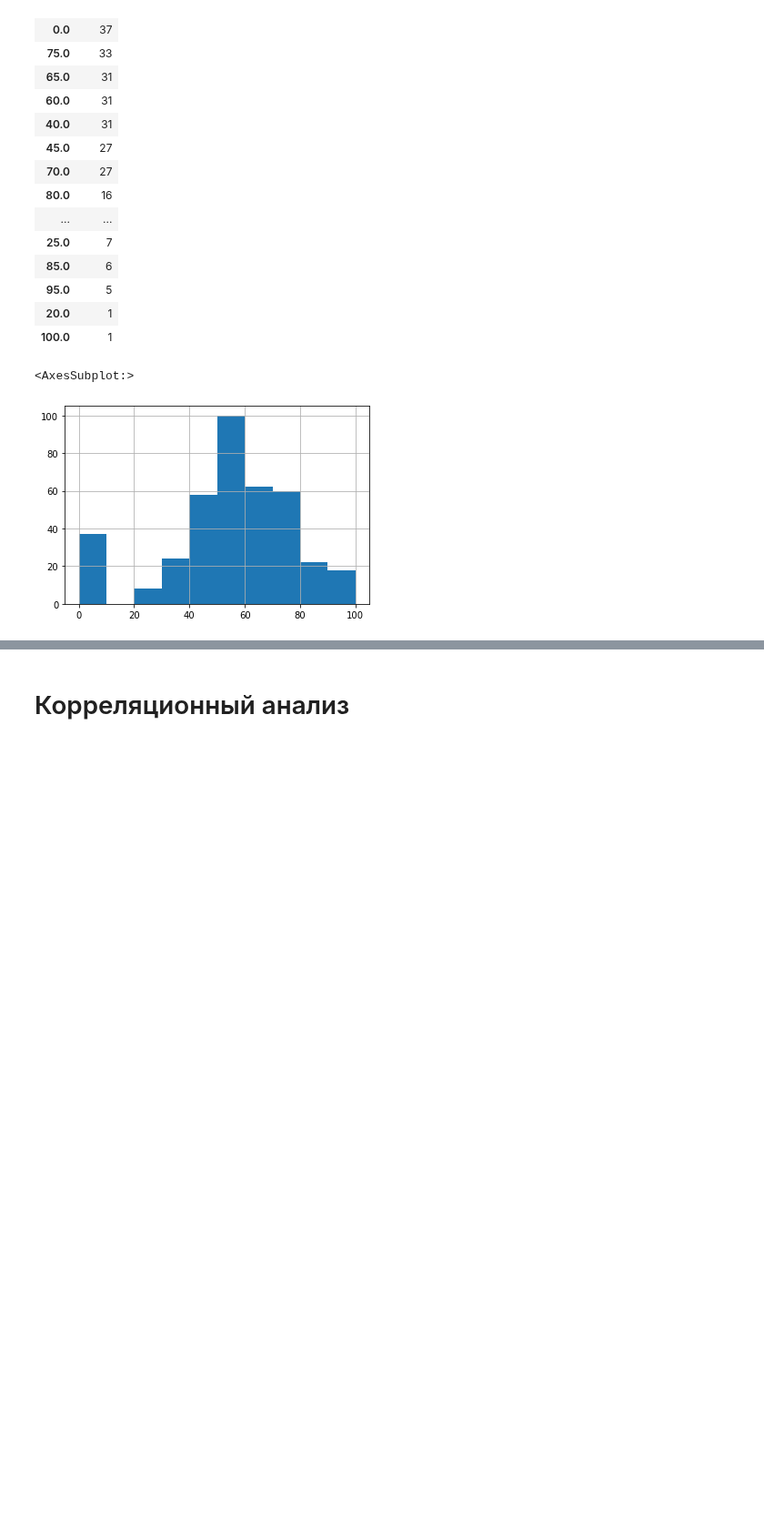
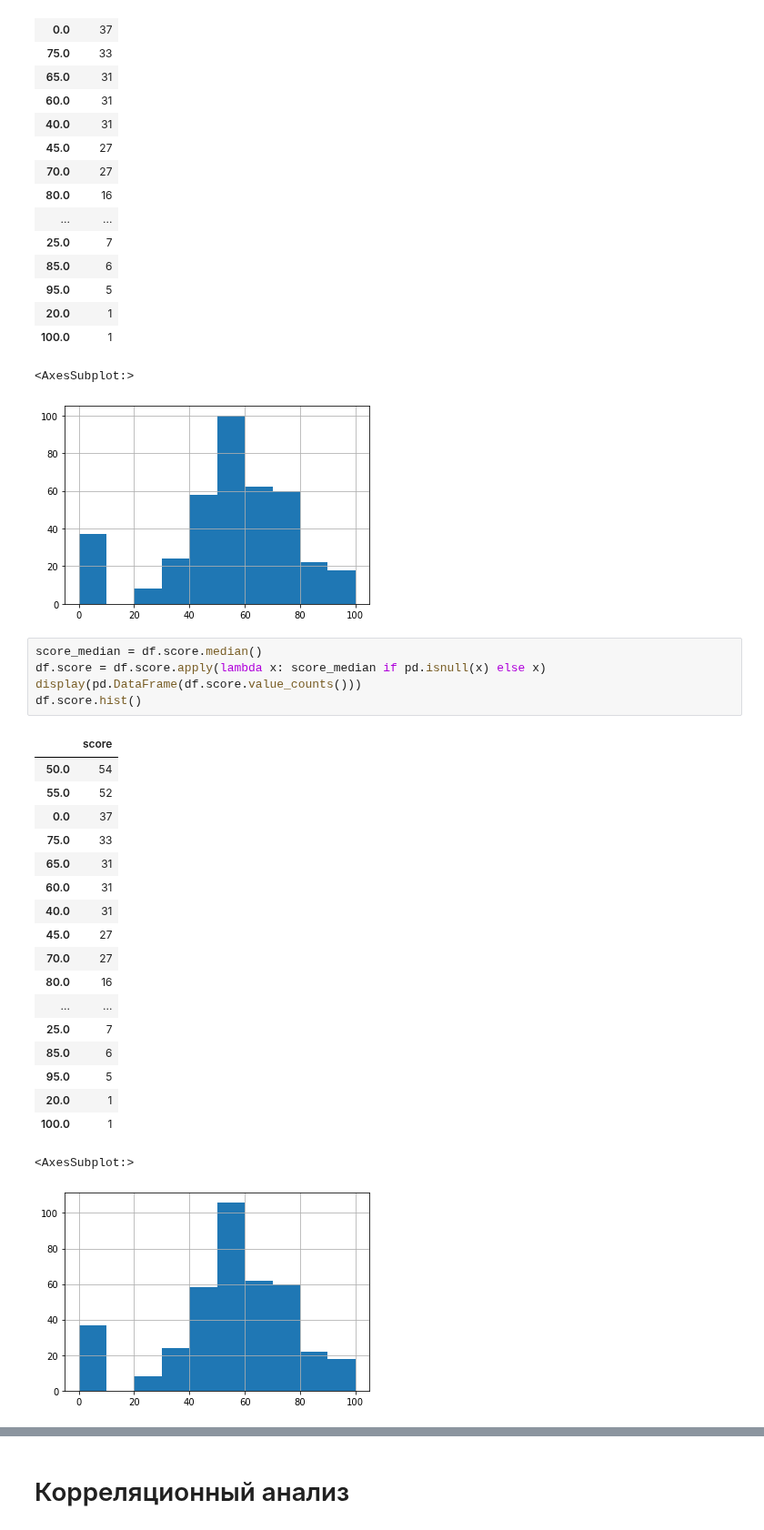
Before and after one commit to Enreward/DS_projects, a Jupyter notebook: module_2(Skikevich)/EDA (Skikevich).ipynb, the cells around one changed output, grey strips where cells are left out. Shown at 91% size. Drawn from its saved outputs; the diff is of its cells as text; blank space fills up the shorter version.

```diff
--- a/module_2(Skikevich)/EDA (Skikevich).ipynb
+++ b/module_2(Skikevich)/EDA (Skikevich).ipynb
@@ -677,6 +715,31 @@ df.score.hist()
 | 100.0 | 1 |
 <AxesSubplot:>
 [figure]
+# %%
+score_median = df.score.median()
+df.score = df.score.apply(lambda x: score_median if pd.isnull(x) else x)
+display(pd.DataFrame(df.score.value_counts()))
+df.score.hist()
+# %% [output]
+|  | score |
+| 50.0 | 54 |
+| 55.0 | 52 |
+| 0.0 | 37 |
+| 75.0 | 33 |
+| 65.0 | 31 |
+| 60.0 | 31 |
+| 40.0 | 31 |
+| 45.0 | 27 |
+| 70.0 | 27 |
+| 80.0 | 16 |
+| ... | ... |
+| 25.0 | 7 |
+| 85.0 | 6 |
+| 95.0 | 5 |
+| 20.0 | 1 |
+| 100.0 | 1 |
+<AxesSubplot:>
+[figure, added]
 # %% [markdown]
 ## Промежуточные выводы.
 В ходе первичного осмотра данных выявлено что данные достаточно чистые, выдвинуты некоторые гипотезы.
```
Also changed, not shown: parts of 16 cells of this notebook, 2 other files.
